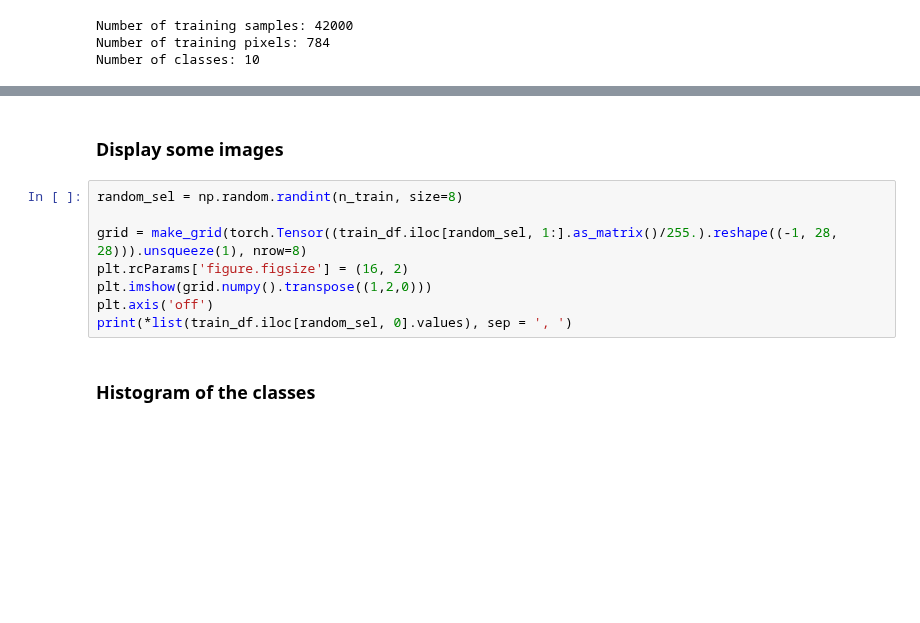
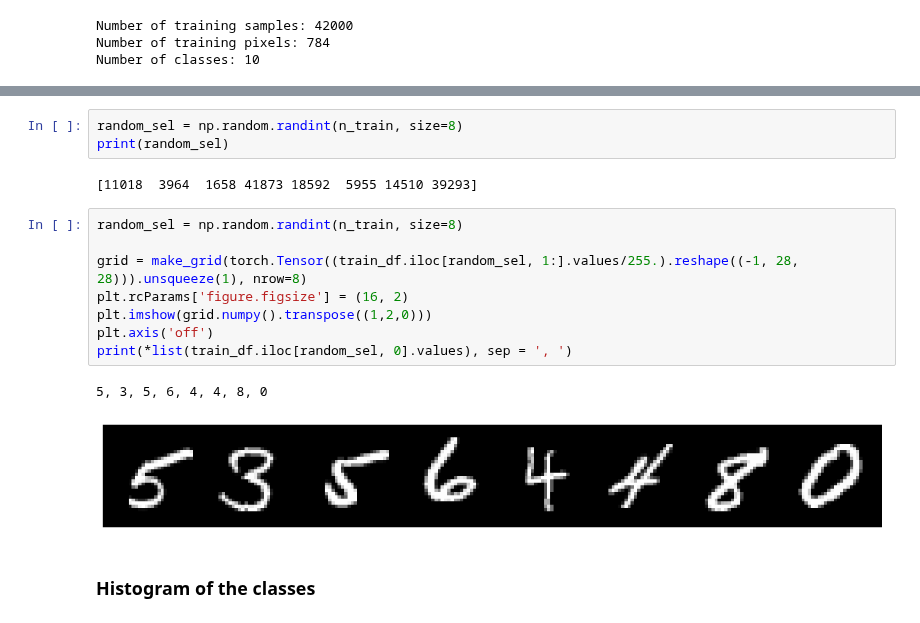
Before and after one commit to PoisonBOx/kaggles, a Jupyter notebook: mnist/mnist-cnn-classifier.ipynb, the cells around one changed output, grey strips where cells are left out. Saved outputs shown, nothing was run; the diff lists cells and outputs as text; blank space fills up the shorter version.

```diff
--- a/mnist/mnist-cnn-classifier.ipynb
+++ b/mnist/mnist-cnn-classifier.ipynb
@@ -56,13 +59,19 @@ print('Number of test pixels: {0}'.format(n_pixels))
-# %% [markdown]
-### Display some images
+# %%
+random_sel = np.random.randint(n_train, size=8)
+print(random_sel)
+# %% [output]
+[11018  3964  1658 41873 18592  5955 14510 39293]
 # %%
 random_sel = np.random.randint(n_train, size=8)
 
-grid = make_grid(torch.Tensor((train_df.iloc[random_sel, 1:].as_matrix()/255.).reshape((-1, 28, 28))).unsqueeze(1), nrow=8)
+grid = make_grid(torch.Tensor((train_df.iloc[random_sel, 1:].values/255.).reshape((-1, 28, 28))).unsqueeze(1), nrow=8)
 plt.rcParams['figure.figsize'] = (16, 2)
 plt.imshow(grid.numpy().transpose((1,2,0)))
 plt.axis('off')
 print(*list(train_df.iloc[random_sel, 0].values), sep = ', ')
+# %% [output]
+5, 3, 5, 6, 4, 4, 8, 0
+[figure, added]
 # %% [markdown]
 ### Histogram of the classes
 # %%
```
Also changed, not shown: parts of 12 cells of this notebook.
